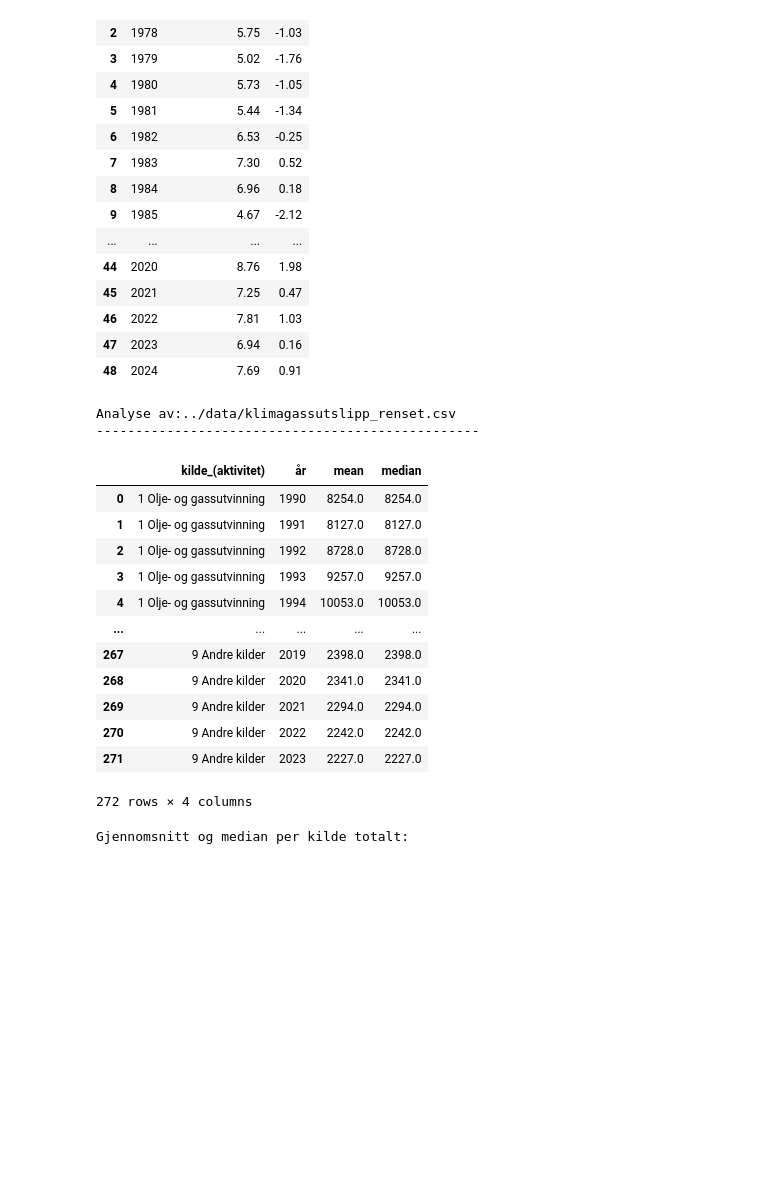
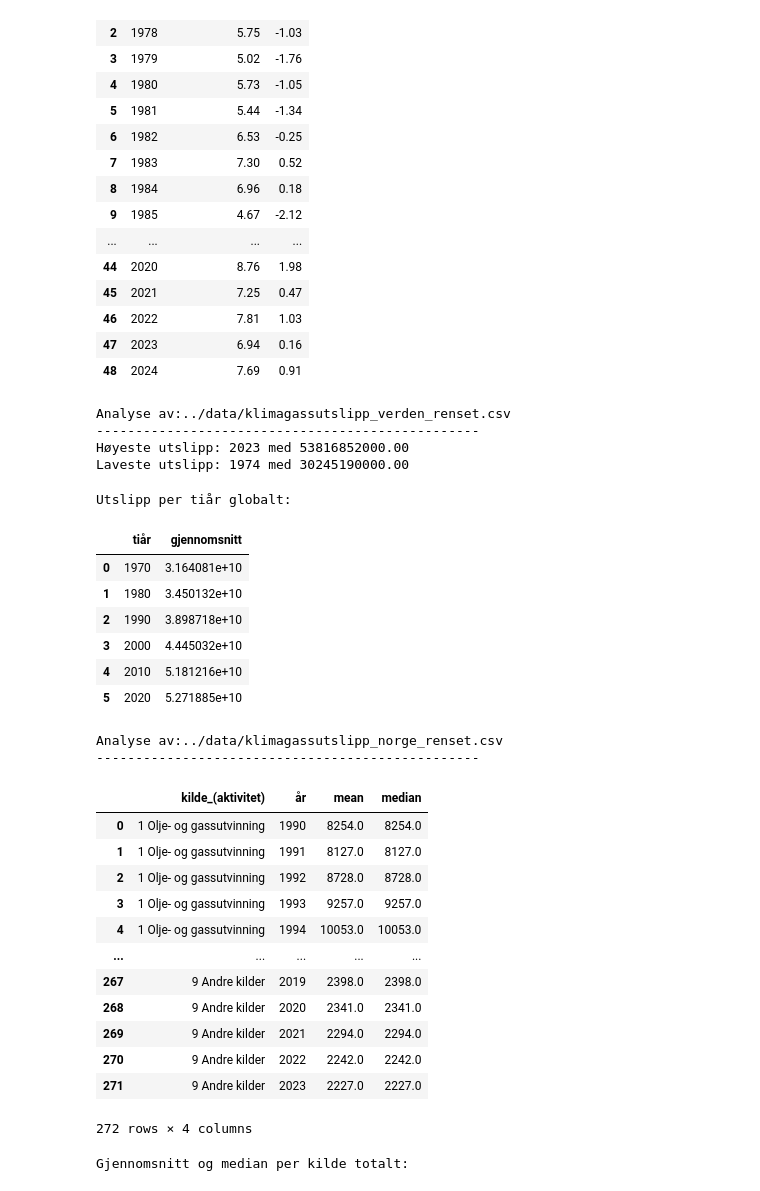
Before and after one commit to idunnbh/Mappe, a Jupyter notebook: notebooks/dataanalyse.ipynb, the cells around one changed output. Drawn from its saved outputs; the diff is of its cells as text; code cells hidden in the pictures; blank space fills up the shorter version.

Commit message:
Endret til analyse av utslipp i verden og i norge

```diff
--- a/notebooks/dataanalyse.ipynb
+++ b/notebooks/dataanalyse.ipynb
@@ -157,9 +157,43 @@ display(årlig_snitt[['år', 'årsgjennomsnitt', 'avvik']].round(2))
 | 46 | 2022 | 7.81 | 1.03 |
 | 47 | 2023 | 6.94 | 0.16 |
 | 48 | 2024 | 7.69 | 0.91 |
+# %%
+statistikk_verden, df_total_verden, df_verden = dataanalyse.analyser_fil("../data/klimagassutslipp_verden_renset.csv",datokolonne="År",groupby="år")
+
+df_verden['år'] = pd.to_numeric(df_verden['år'], errors='coerce')
+df_verden['utslipp_i_co2_ekvivalenter'] = pd.to_numeric(df_verden['utslipp_i_co2_ekvivalenter'], errors='coerce')
+
+df = list(statistikk_verden.values())[0]
+år_maks = df.loc[df['gjennomsnitt'].idxmax()]
+år_min = df.loc[df['gjennomsnitt'].idxmin()]
+
+print(f"Høyeste utslipp: {int(år_maks['år'])} med {år_maks['gjennomsnitt']:.2f}")
+print(f"Laveste utslipp: {int(år_min['år'])} med {år_min['gjennomsnitt']:.2f}")
+# %% [output]
+Analyse av:../data/klimagassutslipp_verden_renset.csv
+-------------------------------------------------
+Høyeste utslipp: 2023 med 53816852000.00
+Laveste utslipp: 1974 med 30245190000.00
+# %%
+# Utslipp per tiår i hele verden
+df['tiår'] = (df['år'] // 10) * 10
+tiår_snitt = df.groupby('tiår')['gjennomsnitt'].mean().reset_index()
+tiår_snitt['gjennomsnitt'] = tiår_snitt['gjennomsnitt'].round(2)
+
+print("Utslipp per tiår globalt:")
+display(tiår_snitt)
+# %% [output]
+Utslipp per tiår globalt:
+|  | tiår | gjennomsnitt |
+| 0 | 1970 | 3.164081e+10 |
+| 1 | 1980 | 3.450132e+10 |
+| 2 | 1990 | 3.898718e+10 |
+| 3 | 2000 | 4.445032e+10 |
+| 4 | 2010 | 5.181216e+10 |
+| 5 | 2020 | 5.271885e+10 |
 # %%
-# Kjør analysen
-statistikk, df_total, df = dataanalyse.analyser_fil("../data/klimagassutslipp_renset.csv",sep=",",datokolonne="år",groupby="år")
+
+statistikk, df_total, df = dataanalyse.analyser_fil("../data/klimagassutslipp_norge_renset.csv",sep=",",datokolonne="år",groupby="år")
 
 # Finn riktig kolonnenavn for utslipp
 kol_utslipp = [kol for kol in df.columns if "utslipp" in kol and "co2" in kol][0]
@@ -179,7 +213,7 @@ if not df.empty and 'kilde_(aktivitet)' in df.columns and 'år' in df.columns:
 else:
     print("Data mangler 'år' eller 'kilde_(aktivitet)' kolonner.")
 # %% [output]
-Analyse av:../data/klimagassutslipp_renset.csv
+Analyse av:../data/klimagassutslipp_norge_renset.csv
 -------------------------------------------------
 |  | kilde_(aktivitet) | år | mean | median |
 | 0 | 1 Olje- og gassutvinning | 1990 | 8254.0 | 8254.0 |
```
